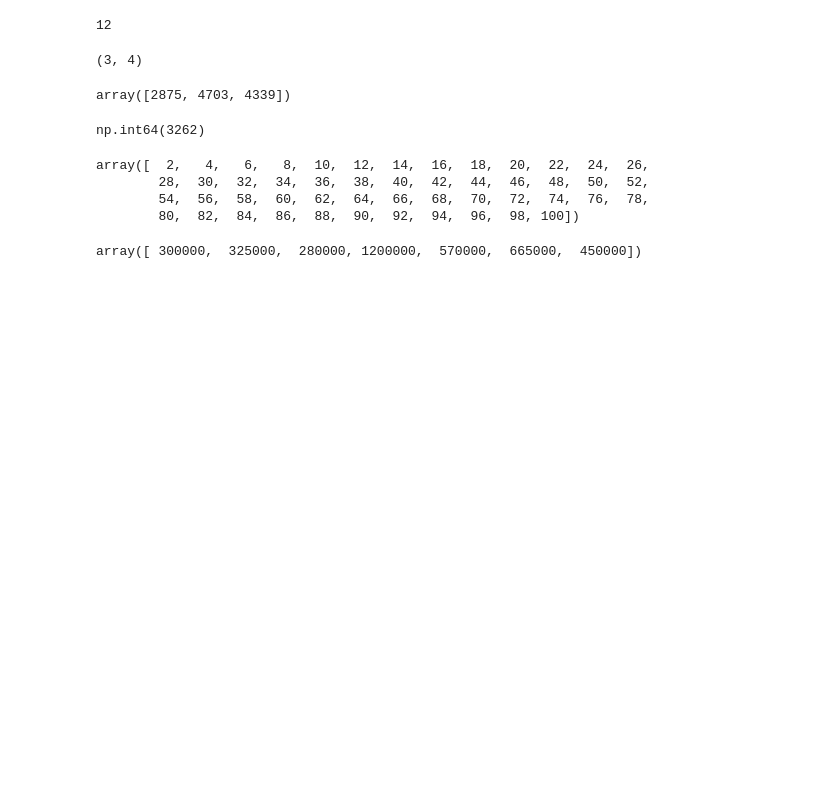
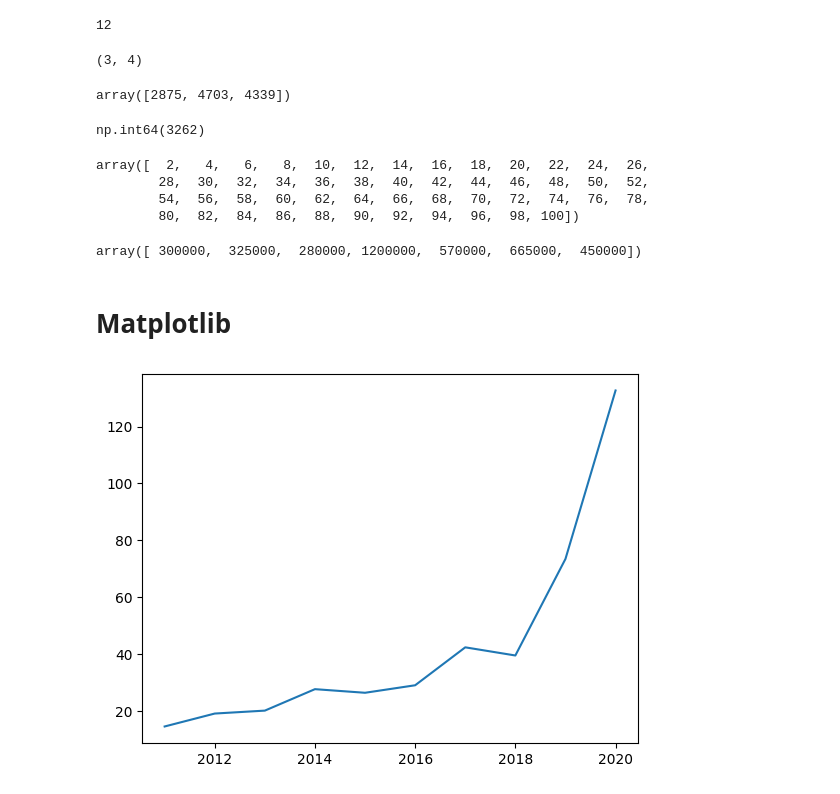
Before and after one commit to Dkor-1/tool, a Jupyter notebook: toolkit.ipynb, the cells around one changed output. Drawn from its saved outputs; the diff is of its cells as text; code cells hidden in the pictures; blank space fills up the shorter version.

Commit message:
Matplotlib

```diff
--- a/toolkit.ipynb
+++ b/toolkit.ipynb
@@ -94,3 +96,5 @@ quantity_array = np.array([10, 13, 7, 20, 6, 19, 9])
 price_array * quantity_array
 # %% [output]
 array([ 300000,  325000,  280000, 1200000,  570000,  665000,  450000])
+# %% [markdown]
+# Matplotlib
@@ -96,0 +104,12 @@ array([ 300000,  325000,  280000, 1200000,  570000,  665000,  450000])
+# %%
+year_array = np.array([2011, 2012, 2013, 2014, 2015, 2016, 2017, 2018, 2019, 2020])
+
+stock_array = np.array([
+    14.46, 19.01, 20.04, 27.59, 26.32,
+    28.96, 42.31, 39.44, 73.41, 132.69
+])
+# %%
+plt.plot(year_array,stock_array)
+plt.show()
+# %% [output]
+[figure, added]
```
Also changed, not shown: parts of 6 cells of this notebook.
